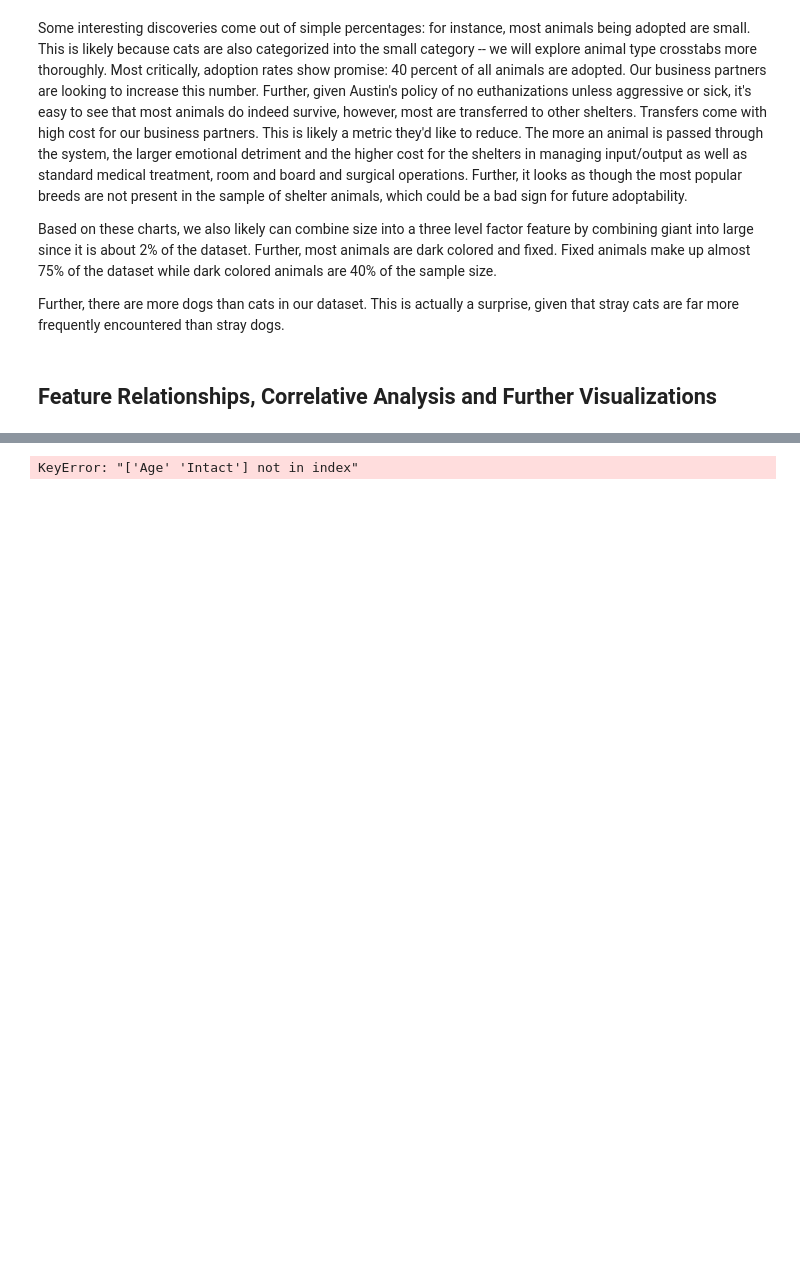
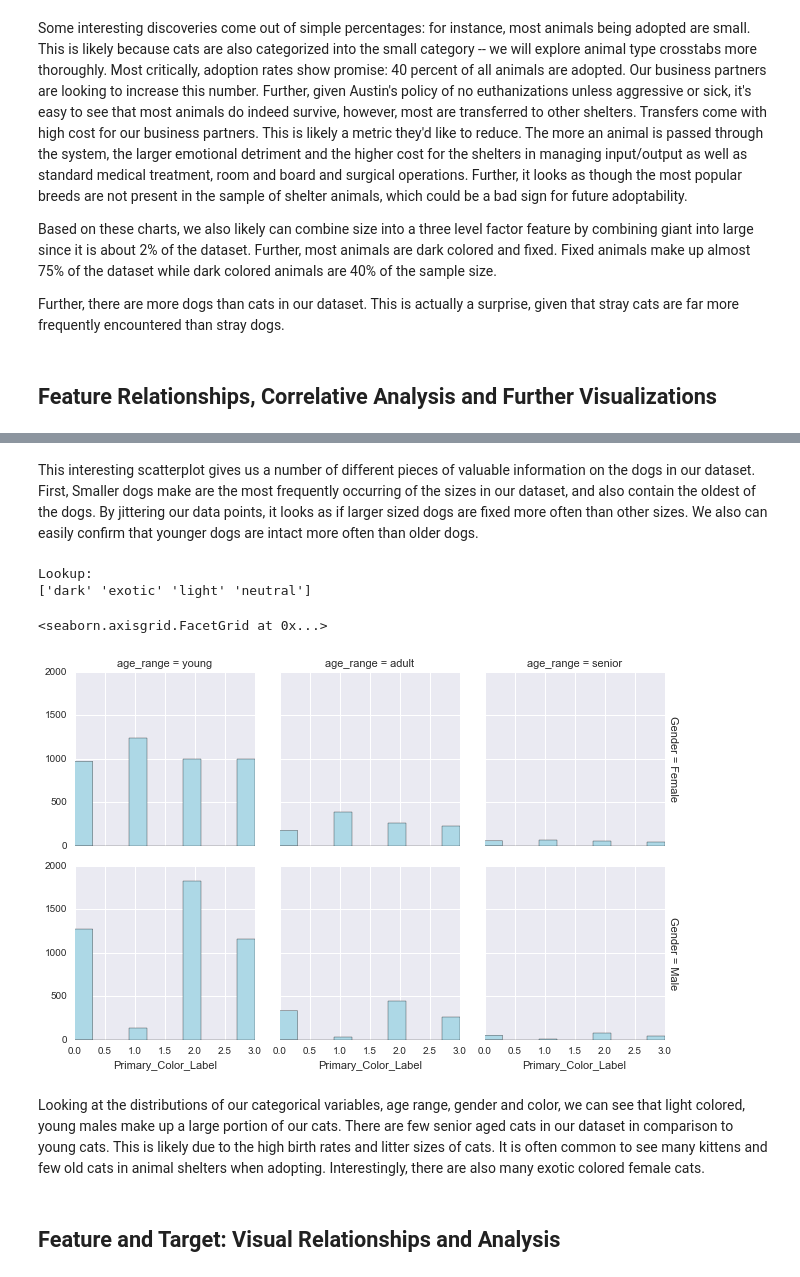
Before and after one commit to mg826/Data_Mining, a Jupyter notebook: Project1_Exploration_Visualization_Dreduce.ipynb, the cells around one changed output, grey strips where cells are left out. Saved outputs shown, nothing was run; the diff lists cells and outputs as text; code cells hidden in the pictures; blank space fills up the shorter version.

```diff
--- a/Project1_Exploration_Visualization_Dreduce.ipynb
+++ b/Project1_Exploration_Visualization_Dreduce.ipynb
@@ -410,7 +470,22 @@ df['Outcome_Label'] = classLabels.fit_transform(df['Outcome'])
+# %% [markdown]
+This interesting scatterplot gives us a number of different pieces of valuable information on the dogs in our dataset. First, Smaller dogs make are the most frequently occurring of the sizes in our dataset, and also contain the oldest of the dogs. By jittering our data points, it looks as if larger sized dogs are fixed more often than other sizes. We also can easily confirm that younger dogs are intact more often than older dogs.
+# %%
+#df[df.Type=='Cat']
+print 'Lookup:'
+print np.unique(classLabels.inverse_transform(df['Primary_Color_Label']))
+g = sns.FacetGrid(df[df.Type =='Cat'], col = "age_range", row= "Gender", margin_titles=True)
+g.map(plt.hist, "Primary_Color_Label" , color= "lightblue")
+# %% [output]
+Lookup:
+['dark' 'exotic' 'light' 'neutral']
+<seaborn.axisgrid.FacetGrid at 0x...>
+[figure, added]
+# %% [markdown]
+Looking at the distributions of our categorical variables, age range, gender and color, we can see that light colored, young males make up a large portion of our cats. There are few senior aged cats in our dataset in comparison to young cats. This is likely due to the high birth rates and litter sizes of cats. It is often common to see many kittens and few old cats in animal shelters when adopting. Interestingly, there are also many exotic colored female cats.
+# %% [markdown]
+## Feature and Target: Visual Relationships and Analysis
 # %%
 # Cory aint ready...
-from sklearn.cluster import spectral_clustering
-graph = df[['Type','Age','Color','Has_Name','Intact','Gender','Is_Aggressive','Primary_Color','Size']]
-labels = spectral_clustering(graph, n_clusters=4, eigen_solver='arpack')
+#from sklearn.cluster import spectral_clustering
+#graph = df[['Type','Age','Color','Has_Name','Intact','Gender','Is_Aggressive','Primary_Color','Size']]
+#labels = spectral_clustering(graph, n_clusters=4, eigen_solver='arpack')
-# %% [output]
-KeyError: "['Age' 'Intact'] not in index"
```
Also changed, not shown: parts of 23 cells of this notebook.
